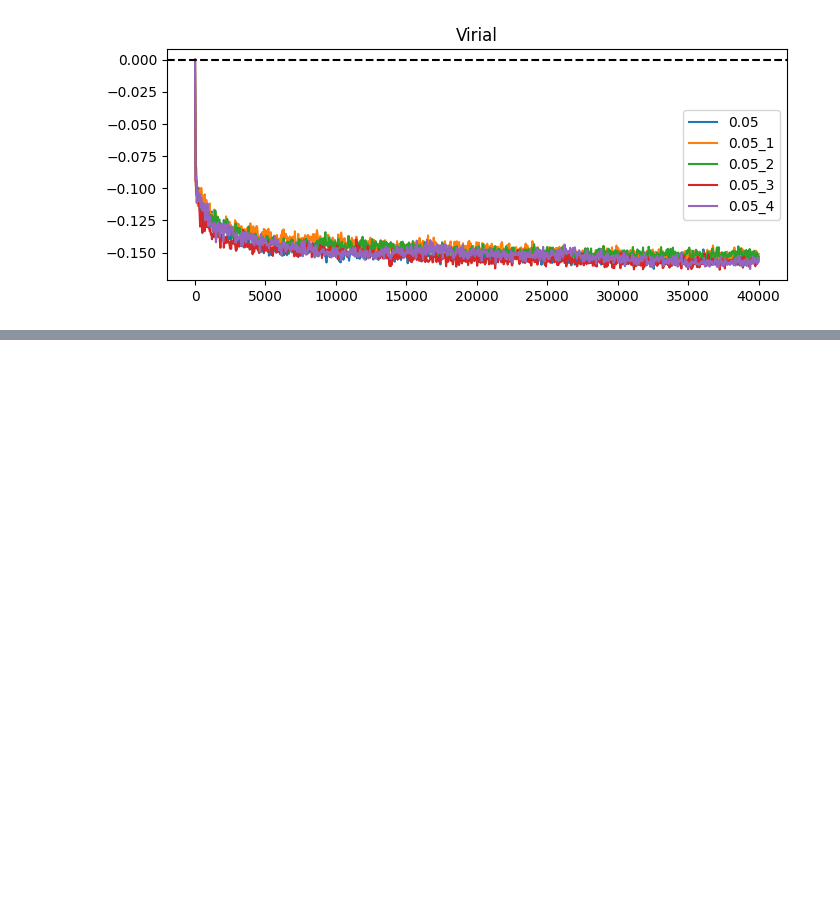
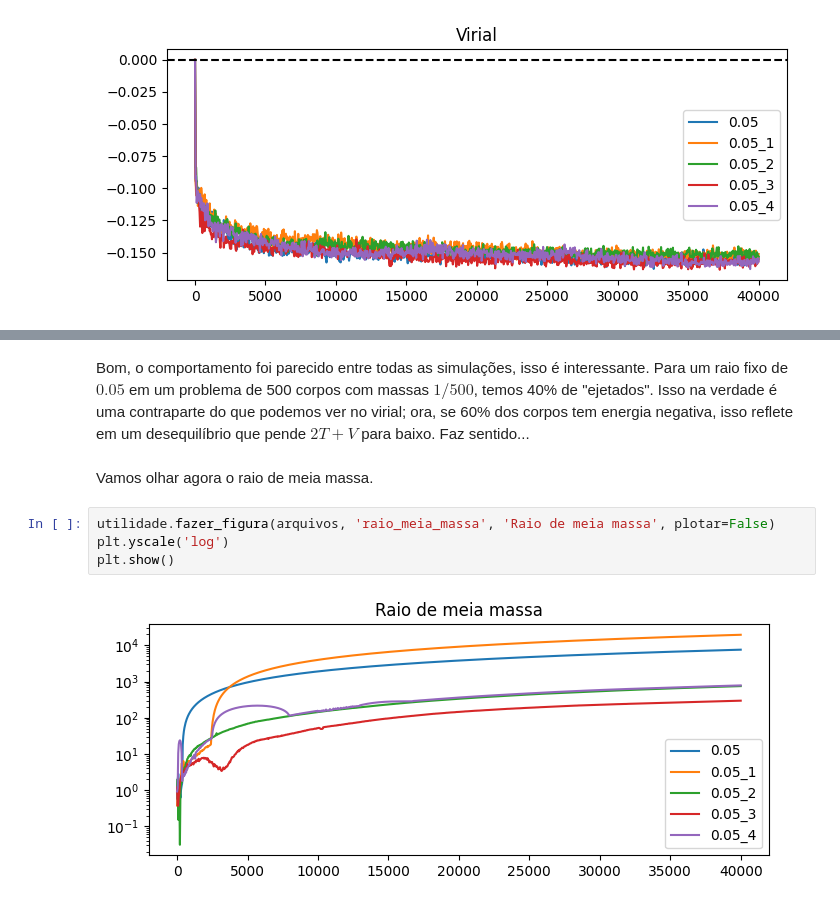
Before and after one commit to Potalej/gf-analise-notebooks, a Jupyter notebook: virial6.3.ipynb, the cells around one changed output, grey strips where cells are left out. Cells and saved outputs as stored; diff of their text form; blank space fills up the shorter version.

```diff
--- a/virial6.3.ipynb
+++ b/virial6.3.ipynb
@@ -41,0 +114,10 @@ utilidade.fazer_figura(arquivos, 'virial', 'Virial', y_referencia=[0])
+# %% [markdown]
+Bom, o comportamento foi parecido entre todas as simulações, isso é interessante. Para um raio fixo de $0.05$ em um problema de 500 corpos com massas $1/500$, temos 40% de "ejetados". Isso na verdade é uma contraparte do que podemos ver no virial; ora, se 60% dos corpos tem energia negativa, isso reflete em um desequilíbrio que pende $2T + V$ para baixo. Faz sentido...
+# %% [markdown]
+Vamos olhar agora o raio de meia massa.
+# %%
+utilidade.fazer_figura(arquivos, 'raio_meia_massa', 'Raio de meia massa', plotar=False)
+plt.yscale('log')
+plt.show()
+# %% [output]
+[figure, added]
```
Also changed, not shown: parts of 17 cells of this notebook, 3 other files.
